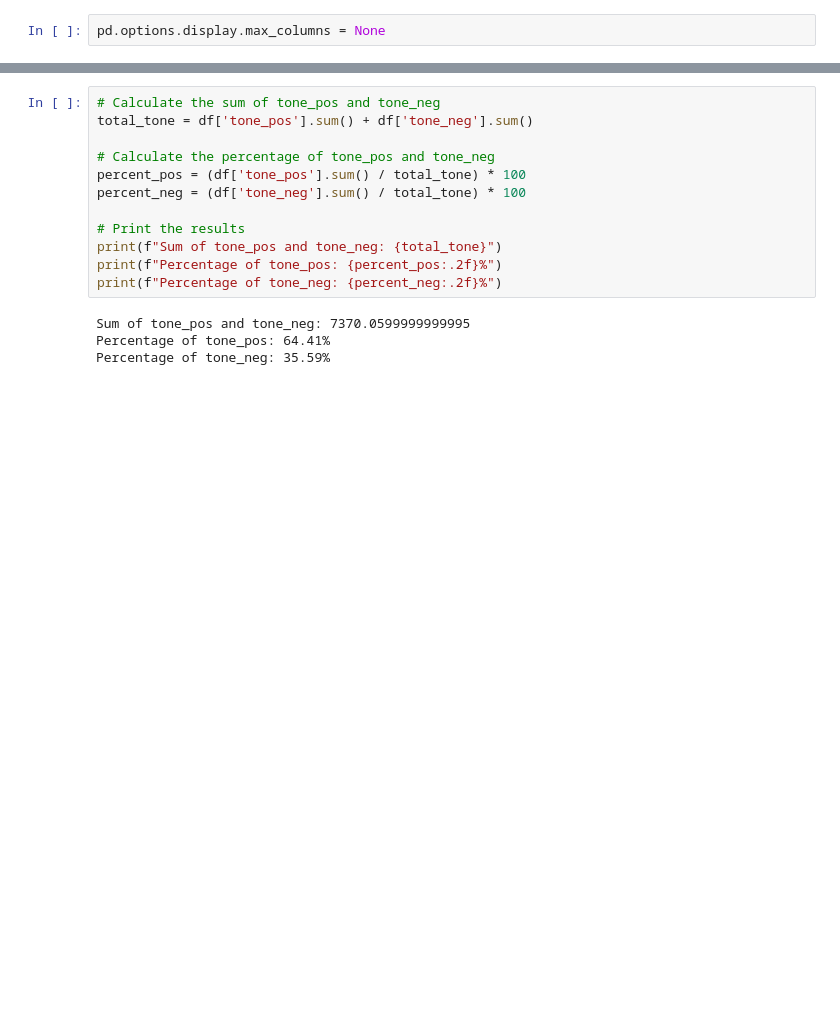
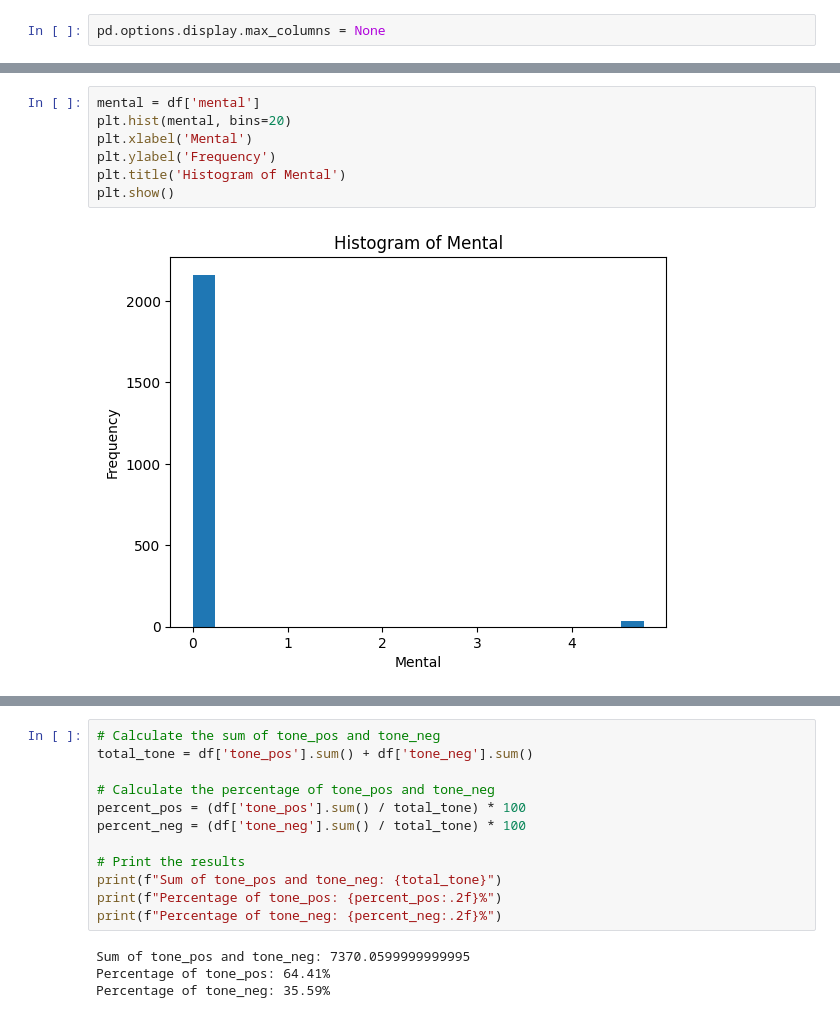
Before and after one commit to SiddharthBhawsar/Unfollow_Analysis, a Jupyter notebook: another5.ipynb, the cells around one changed output, grey strips where cells are left out. Drawn from its saved outputs; the diff is of its cells as text; blank space fills up the shorter version.

```diff
--- a/another5.ipynb
+++ b/another5.ipynb
@@ -17,0 +48,9 @@ df.drop_duplicates(subset=['Text'], inplace=True)
+# %%
+mental = df['mental']
+plt.hist(mental, bins=20)
+plt.xlabel('Mental')
+plt.ylabel('Frequency')
+plt.title('Histogram of Mental')
+plt.show()
+# %% [output]
+[figure, added]
```
Also changed, not shown: parts of 29 cells of this notebook.
